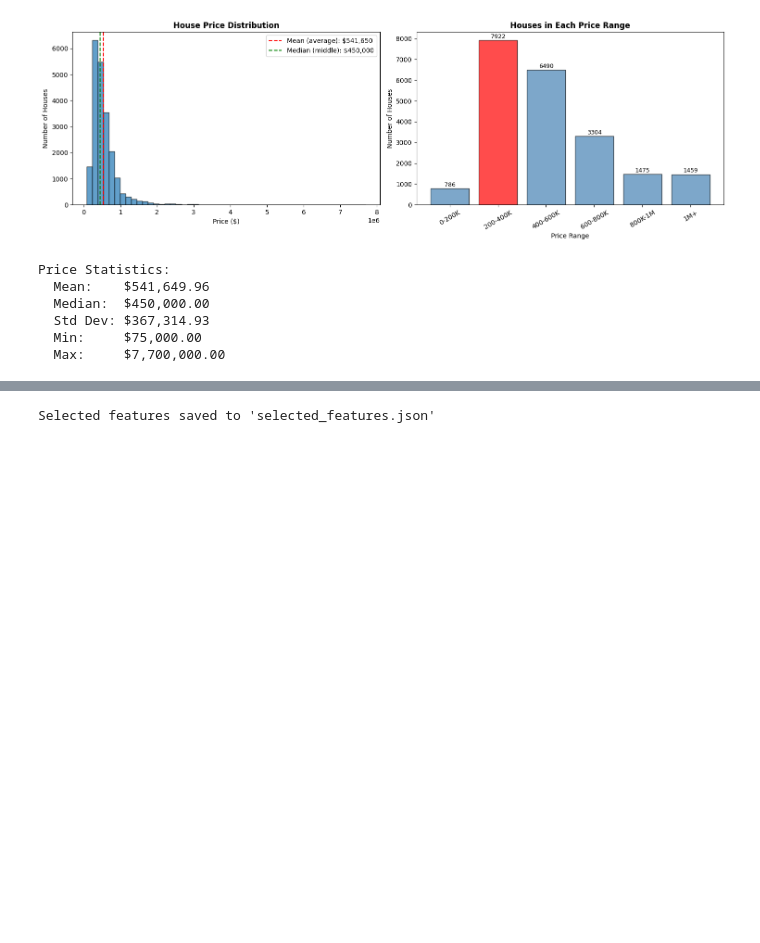
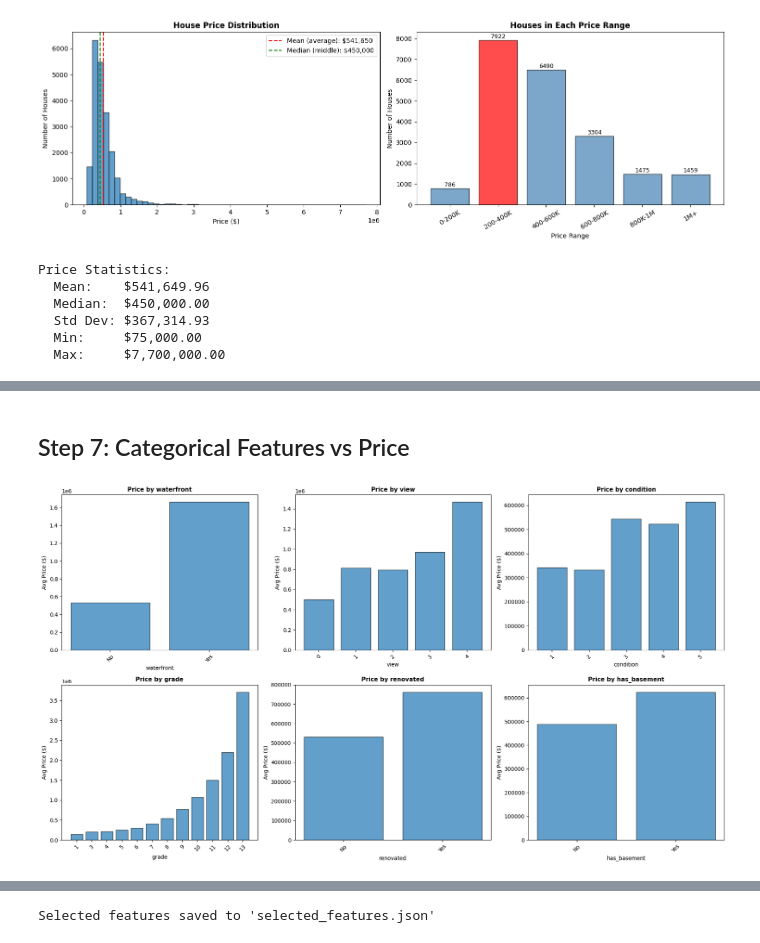
Before and after one commit to AswathSanthanakrishnan/House-Price-Prediction-Project---Final-sem-project-, a Jupyter notebook: 02_EDA.ipynb, the cells around one changed output, grey strips where cells are left out. Cells and saved outputs as stored; diff of their text form; code cells hidden in the pictures; blank space fills up the shorter version.

```diff
--- a/02_EDA.ipynb
+++ b/02_EDA.ipynb
@@ -394,0 +195,19 @@ FINAL SELECTED FEATURES FOR MODELING (5 features):
+# %% [markdown]
+## Step 7: Categorical Features vs Price
+# %%
+# average price for each categorical feature
+fig, axes = plt.subplots(2, 3, figsize=(18, 10))
+axes = axes.ravel()
+for idx, feature in enumerate(categorical_features):
+    avg_price = df_viz.groupby(feature)['price'].mean().sort_index()
+    axes[idx].bar(avg_price.index.astype(str), avg_price.values,
+                 edgecolor='black', alpha=0.7)
+    axes[idx].set_xlabel(feature, fontsize=10)
+    axes[idx].set_ylabel('Avg Price ($)', fontsize=10)
+    axes[idx].set_title(f'Price by {feature}', fontsize=11, fontweight='bold')
+    axes[idx].tick_params(axis='x', rotation=45)
+
+plt.tight_layout()
+plt.show()
+# %% [output]
+[figure, added]
```
Also changed, not shown: parts of 38 cells of this notebook, 3 other files.
